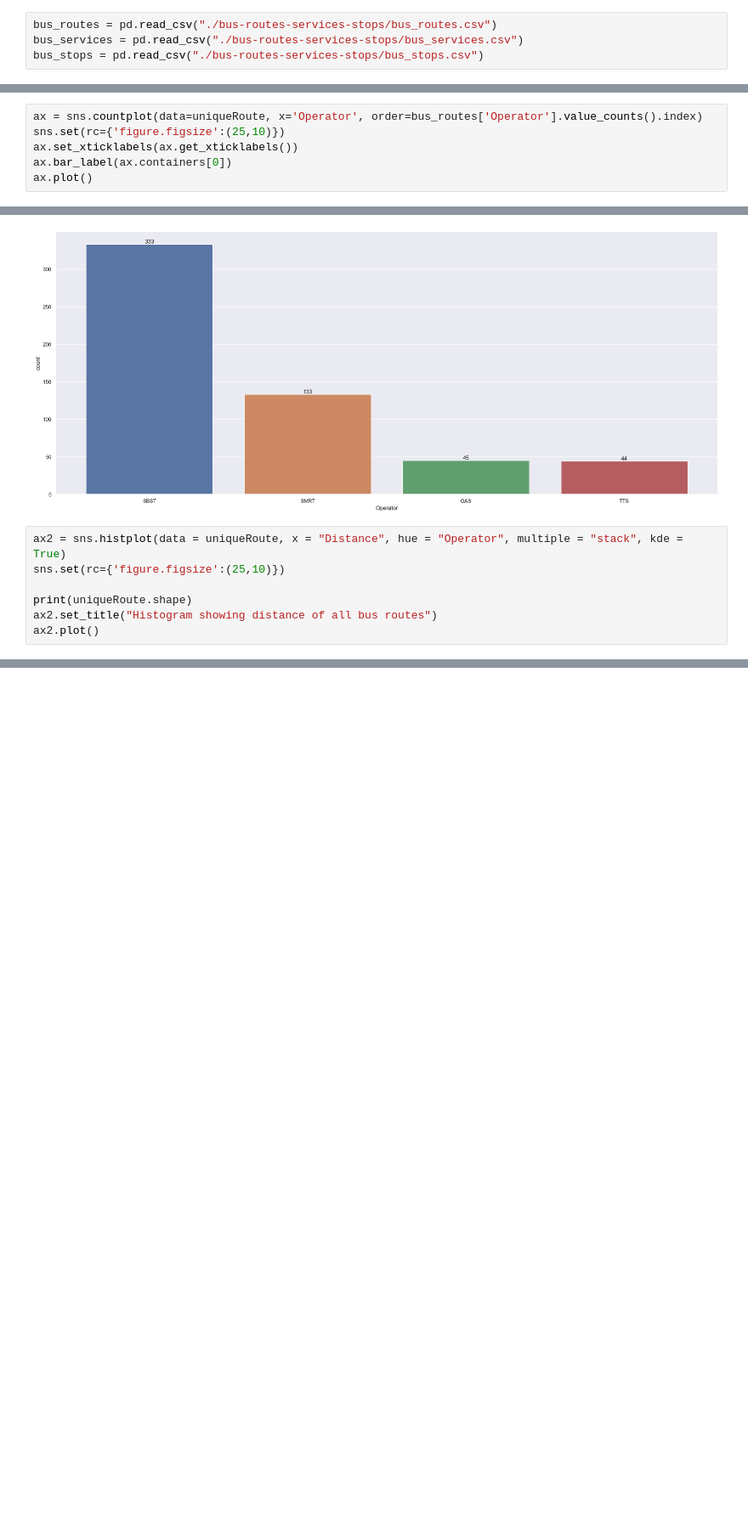
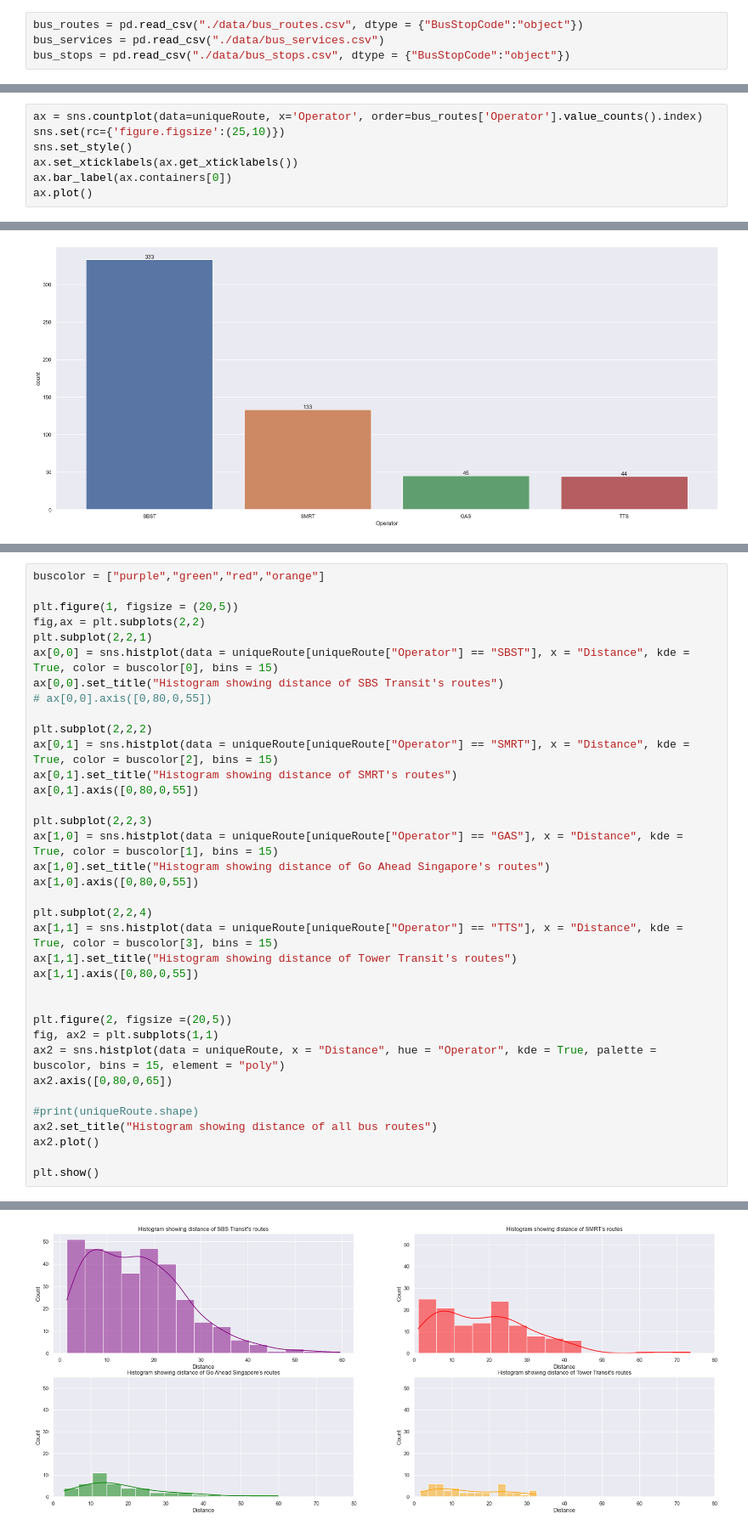
Before and after one commit to derpflections/DAVI_HousingVisualization, a Jupyter notebook: index.ipynb, the cells around one changed output, grey strips where cells are left out. Shown at 85% size. Saved outputs shown, nothing was run; the diff lists cells and outputs as text; blank space fills up the shorter version.

```diff
--- a/index.ipynb
+++ b/index.ipynb
@@ -16,8 +17,8 @@ import plotly as px
 from shapely.geometry import Point, Polygon
 # %%
-bus_routes = pd.read_csv("./bus-routes-services-stops/bus_routes.csv")
-bus_services = pd.read_csv("./bus-routes-services-stops/bus_services.csv")
-bus_stops = pd.read_csv("./bus-routes-services-stops/bus_stops.csv")
+bus_routes = pd.read_csv("./data/bus_routes.csv", dtype = {"BusStopCode":"object"})
+bus_services = pd.read_csv("./data/bus_services.csv")
+bus_stops = pd.read_csv("./data/bus_stops.csv", dtype = {"BusStopCode":"object"})
 # %%
 uniqueRoute = bus_routes.drop_duplicates(subset = "ServiceNo", keep = "last")
 uniqueService = bus_services.drop_duplicates(subset = "ServiceNo", keep = "first")
@@ -29,16 +38,10 @@ There are 555 unique services in uniqueServices, with 12 fields of data.
 # %%
 ax = sns.countplot(data=uniqueRoute, x='Operator', order=bus_routes['Operator'].value_counts().index)
 sns.set(rc={'figure.figsize':(25,10)})
+sns.set_style()
 ax.set_xticklabels(ax.get_xticklabels())
 ax.bar_label(ax.containers[0])
 ax.plot()
 # %% [output]
 []
 [figure]
-# %%
-ax2 = sns.histplot(data = uniqueRoute, x = "Distance", hue = "Operator", multiple = "stack", kde = True)
-sns.set(rc={'figure.figsize':(25,10)})
-
-print(uniqueRoute.shape)
-ax2.set_title("Histogram showing distance of all bus routes")
-ax2.plot()
@@ -48,0 +48,37 @@ ax2.plot()
+# %%
+buscolor = ["purple","green","red","orange"]
+
+plt.figure(1, figsize = (20,5))
+fig,ax = plt.subplots(2,2)
+plt.subplot(2,2,1)
+ax[0,0] = sns.histplot(data = uniqueRoute[uniqueRoute["Operator"] == "SBST"], x = "Distance", kde = True, color = buscolor[0], bins = 15)
+ax[0,0].set_title("Histogram showing distance of SBS Transit's routes")
+# ax[0,0].axis([0,80,0,55])
+
+plt.subplot(2,2,2)
+ax[0,1] = sns.histplot(data = uniqueRoute[uniqueRoute["Operator"] == "SMRT"], x = "Distance", kde = True, color = buscolor[2], bins = 15)
+ax[0,1].set_title("Histogram showing distance of SMRT's routes")
+ax[0,1].axis([0,80,0,55])
+
+plt.subplot(2,2,3)
+ax[1,0] = sns.histplot(data = uniqueRoute[uniqueRoute["Operator"] == "GAS"], x = "Distance", kde = True, color = buscolor[1], bins = 15)
+ax[1,0].set_title("Histogram showing distance of Go Ahead Singapore's routes")
+ax[1,0].axis([0,80,0,55])
+
+plt.subplot(2,2,4)
+ax[1,1] = sns.histplot(data = uniqueRoute[uniqueRoute["Operator"] == "TTS"], x = "Distance", kde = True, color = buscolor[3], bins = 15)
+ax[1,1].set_title("Histogram showing distance of Tower Transit's routes")
+ax[1,1].axis([0,80,0,55])
+
+
+plt.figure(2, figsize =(20,5))
+fig, ax2 = plt.subplots(1,1)
+ax2 = sns.histplot(data = uniqueRoute, x = "Distance", hue = "Operator", kde = True, palette = buscolor, bins = 15, element = "poly")
+ax2.axis([0,80,0,65])
+
+#print(uniqueRoute.shape)
+ax2.set_title("Histogram showing distance of all bus routes")
+ax2.plot()
+
+plt.show()
+# %% [output]
@@ -48,0 +86 @@ ax2.plot()
+[figure, added]
```
Also changed, not shown: parts of 6 cells of this notebook, 6 other files.
